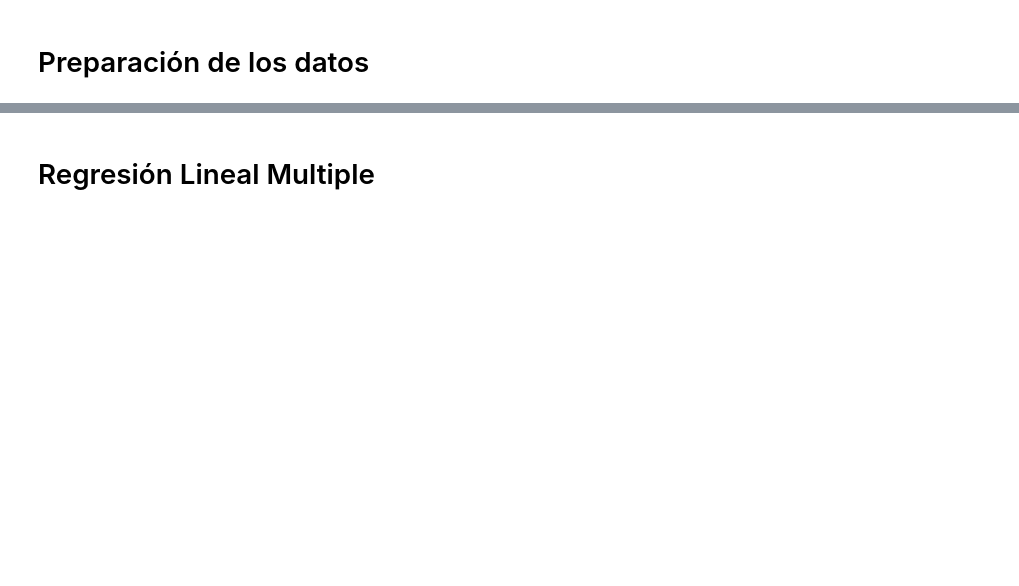
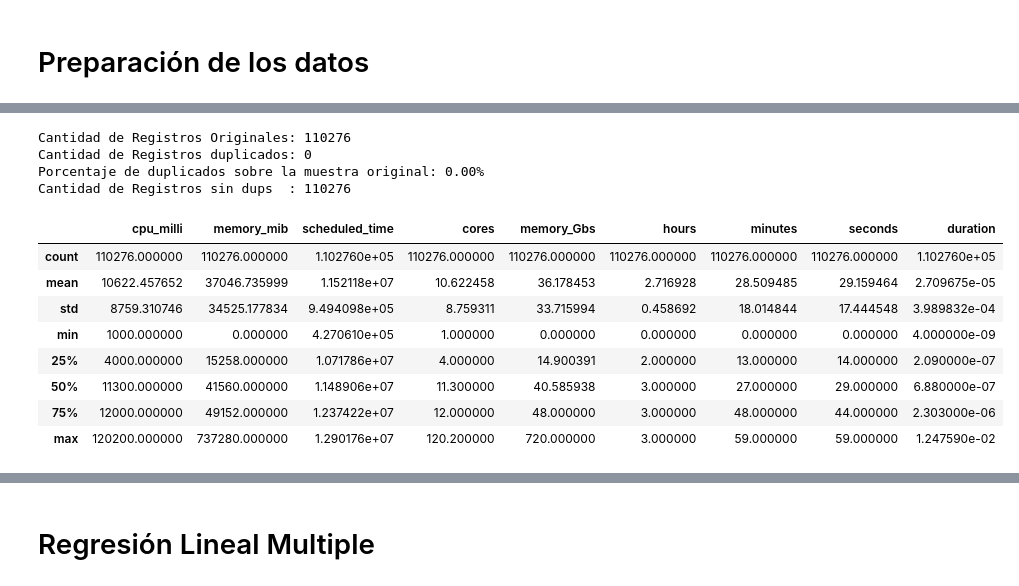
Before and after one commit to edegraciab/ma-modelos-predictivos-poyecto-final, a Jupyter notebook: notebook/RegresionLineaMultiple.ipynb, the cells around one changed output, grey strips where cells are left out. Cells and saved outputs as stored; diff of their text form; code cells hidden in the pictures; blank space fills up the shorter version.

```diff
--- a/notebook/RegresionLineaMultiple.ipynb
+++ b/notebook/RegresionLineaMultiple.ipynb
@@ -46,0 +64,23 @@ data.describe()
+# %%
+filtered_data = extracted_data[(extracted_data['pod_phase'].notna()) & (extracted_data['scheduled_time'] > 0)]
+filtered_data = filtered_data.rename(columns={'num_gpu': 'workers'})
+# %%
+# Mantener la primera versión de un registro duplicado en un nuevo dataframe
+no_dups_df = filtered_data.drop_duplicates(keep='first', inplace=False)
+
+# Contar duplicados
+dups_rows = filtered_data[filtered_data.duplicated(keep='first')]
+
+# Calcular el porcentaje de duplicados
+porcentaje_dups = (dups_rows.shape[0] / filtered_data.shape[0]) * 100
+
+# Imprimir resultados:
+print(f'Cantidad de Registros Originales: {filtered_data.shape[0]}')
+print(f"Cantidad de Registros duplicados: {dups_rows.shape[0]}")
+print(f"Porcentaje de duplicados sobre la muestra original: {porcentaje_dups:.2f}%")
+print(f"Cantidad de Registros sin dups  : {no_dups_df.shape[0]}")
+# %% [output]
+Cantidad de Registros Originales: 110276
+Cantidad de Registros duplicados: 0
+Porcentaje de duplicados sobre la muestra original: 0.00%
+Cantidad de Registros sin dups  : 110276
@@ -46,0 +99,32 @@ data.describe()
+# %%
+#Agregar nuevas columnas
+data['cores'] = data['cpu_milli'] / 1000 # 1 core de CPU = 1000 millicores
+data['memory_Gbs'] = data['memory_mib'] / 1024 # 1 GiB = 1024 MiB
+
+# Convertir 'time' de Unix timestamp a formato de fecha
+data['date'] = pd.to_datetime(data['scheduled_time'], unit='ms')
+
+# Calcular días, horas, minutos y segundos
+data['days'] = (data['date'] - pd.Timestamp("1970-01-01")).dt.days   # Contar 1970-01-01 como el primer día
+data['hours'] = data['date'].dt.hour
+data['minutes'] = data['date'].dt.minute
+data['seconds'] = data['date'].dt.second
+
+# Ensure the datetime columns are in the correct format
+data['start_time'] = pd.to_datetime(data['creation_time'])
+data['end_time'] = pd.to_datetime(data['deletion_time'])
+
+# Calculate the duration in seconds (or any other unit, e.g., minutes, hours)
+data['duration'] = (data['end_time'] - data['start_time']).dt.total_seconds()
+
+data[['cpu_milli', 'memory_mib', 'scheduled_time', 'cores', 'memory_Gbs','hours', 'minutes', 'seconds', 'duration']].describe()
+# %% [output]
+|  | cpu_milli | memory_mib | scheduled_time | cores | memory_Gbs | hours | minutes | seconds | duration |
+| count | 110276.000000 | 110276.000000 | 1.102760e+05 | 110276.000000 | 110276.000000 | 110276.000000 | 110276.000000 | 110276.000000 | 1.102760e+05 |
+| mean | 10622.457652 | 37046.735999 | 1.152118e+07 | 10.622458 | 36.178453 | 2.716928 | 28.509485 | 29.159464 | 2.709675e-05 |
+| std | 8759.310746 | 34525.177834 | 9.494098e+05 | 8.759311 | 33.715994 | 0.458692 | 18.014844 | 17.444548 | 3.989832e-04 |
+| min | 1000.000000 | 0.000000 | 4.270610e+05 | 1.000000 | 0.000000 | 0.000000 | 0.000000 | 0.000000 | 4.000000e-09 |
+| 25% | 4000.000000 | 15258.000000 | 1.071786e+07 | 4.000000 | 14.900391 | 2.000000 | 13.000000 | 14.000000 | 2.090000e-07 |
+| 50% | 11300.000000 | 41560.000000 | 1.148906e+07 | 11.300000 | 40.585938 | 3.000000 | 27.000000 | 29.000000 | 6.880000e-07 |
+| 75% | 12000.000000 | 49152.000000 | 1.237422e+07 | 12.000000 | 48.000000 | 3.000000 | 48.000000 | 44.000000 | 2.303000e-06 |
+| max | 120200.000000 | 737280.000000 | 1.290176e+07 | 120.200000 | 720.000000 | 3.000000 | 59.000000 | 59.000000 | 1.247590e-02 |
```
Also changed, not shown: parts of 15 cells of this notebook.
